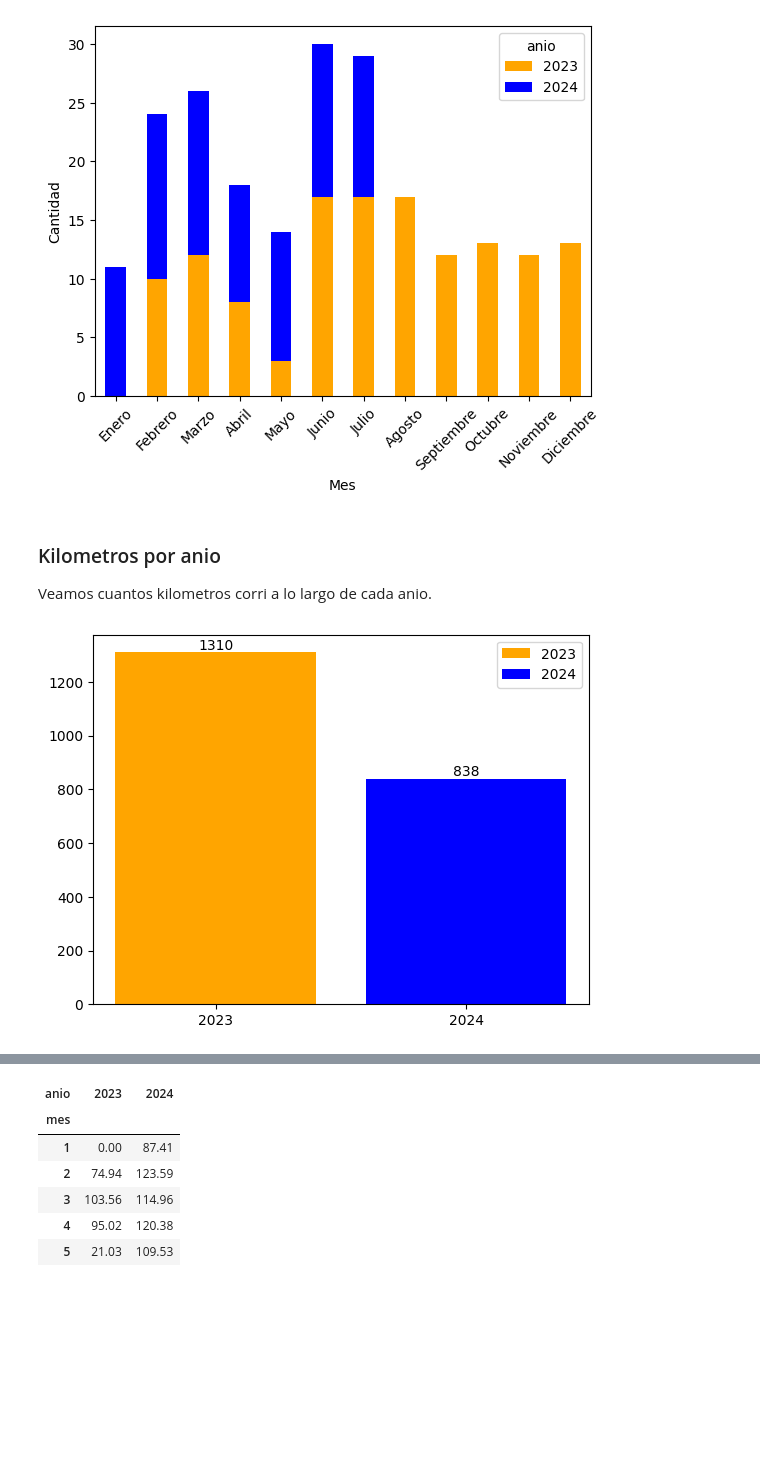
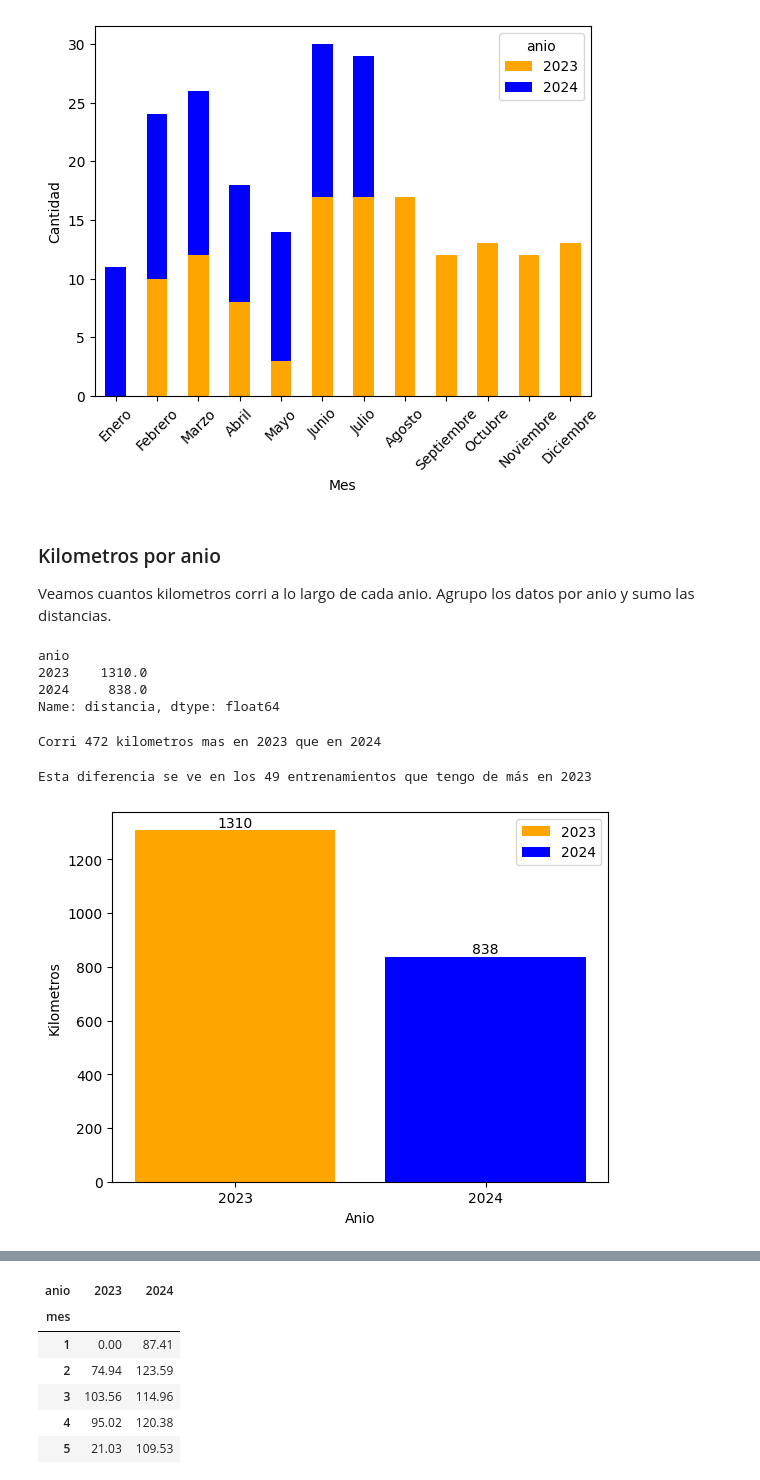
Before and after one commit to fluchetti45/running_analysis, a Jupyter notebook: python/Entrenamientos.ipynb, the cells around one changed output, grey strips where cells are left out. Cells and saved outputs as stored; diff of their text form; code cells hidden in the pictures; blank space fills up the shorter version.

Commit message:
Agrego mas visualizaciones

```diff
--- a/python/Entrenamientos.ipynb
+++ b/python/Entrenamientos.ipynb
@@ -259,0 +276,4 @@ run.tiempo = run.tiempo.apply(lambda x: datetime.datetime.strptime(x, "%H:%M:%S"
+# %%
+# Agrego 00:0 a cada str para converitr.
+run['ritmo_medio_timedelta'] = pd.to_timedelta('00:0' + run.ritmo_medio)
+run.ritmo_medio_timedelta
@@ -298,3 +314,8 @@ Name: descenso_total, Length: 219, dtype: float64
+# %%
+run.loc[mask,"descenso_total"] = "0"
+run['descenso_total'] = run.descenso_total.apply(float)
 # %%
-run.calorias.apply(int) # ,
+# run.calorias.apply(int)
+run['calorias'] = run.calorias.apply(lambda x: int(x.replace(",","")))
+run.dtypes
 # %% [output]
@@ -302,2 +339,0 @@ ValueError: invalid literal for int() with base 10: '1,235'
-# %%
-run.calorias = run.calorias.apply(lambda x: int(x.replace(",","")))
@@ -445,18 +451,42 @@ plt.show()
 ### Kilometros por anio
 
 
-Veamos cuantos kilometros corri a lo largo de cada anio.
+Veamos cuantos kilometros corri a lo largo de cada anio. Agrupo los datos por anio y sumo las distancias.
+# %%
+kms_per_year = round(run.groupby('anio').aggregate({'distancia':'sum'}).distancia)
+kms_per_year
+# %% [output]
+anio
+2023    1310.0
+2024     838.0
+Name: distancia, dtype: float64
+# %%
+diff = kms_per_year.max() - kms_per_year.min()
+anio_max = kms_per_year.idxmax()
+anio_min = kms_per_year.idxmin()
+print(f'Corri {int(diff)} kilometros mas en {anio_max} que en {anio_min}')
+# %% [output]
+Corri 472 kilometros mas en 2023 que en 2024
+# %%
+diff = runs_by_year.max() - runs_by_year.min()
+anio_max = runs_by_year.idxmax()
+anio_min = runs_by_year.idxmin()
+
+print(f'Esta diferencia se ve en los {diff} entrenamientos que tengo de más en {anio_max}')
+# %% [output]
+Esta diferencia se ve en los 49 entrenamientos que tengo de más en 2023
 # %%
 kms_per_year = round(run.groupby('anio').aggregate({'distancia':'sum'}).distancia)
 
 fig, ax = plt.subplots()
 
 for anio, kilometros in kms_per_year.items():
     b = ax.bar(str(anio), kilometros, label = anio, color = color_dict[anio])
     ax.bar_label(b, label_type='edge')
-
+ax.set_xlabel("Anio")
+ax.set_ylabel("Kilometros")
 ax.legend()
 plt.show()
 # %% [output]
-[figure, old version]
+[figure, new version]
 # %% [markdown]
```
Also changed, not shown: parts of 48 cells of this notebook, 1 other file.
